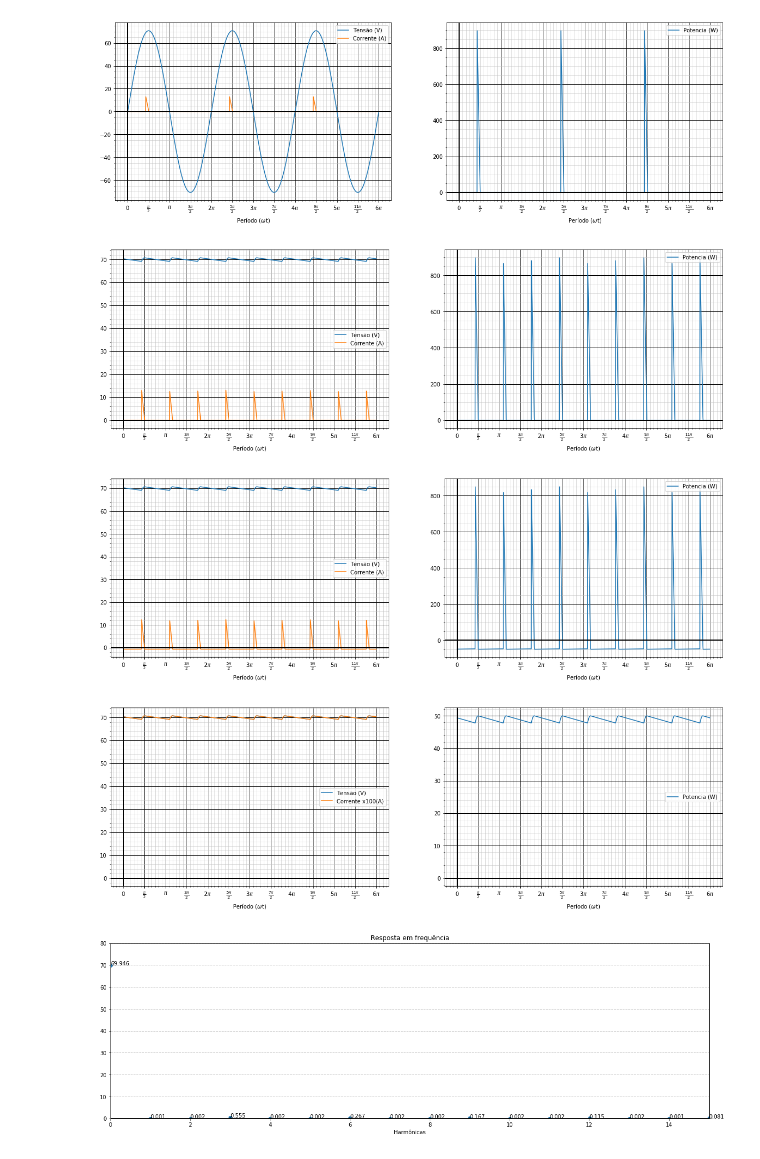
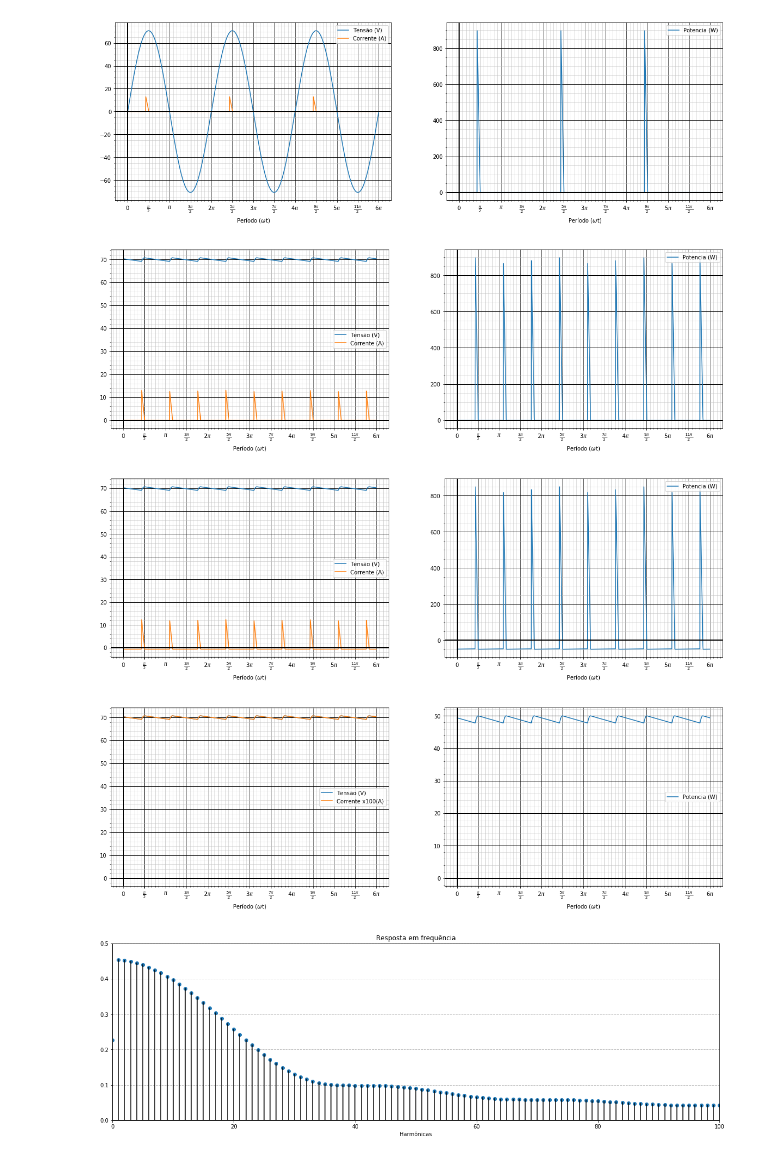
Before and after one commit to diesson/retificadores_python, a Jupyter notebook: 21 Retificador trifásico com ponto médio (Carga RC).ipynb, the cells around one changed output. Saved outputs shown, nothing was run; the diff lists cells and outputs as text; code cells hidden in the pictures.

```diff
--- a/21 Retificador trifásico com ponto médio (Carga RC).ipynb
+++ b/21 Retificador trifásico com ponto médio (Carga RC).ipynb
@@ -107,7 +107,7 @@ plot_info(func_vout, func_ic, xlim=(0, T))
 plot_info(func_vout, func_ir, xlim=(0, T))
 
 fig, (ax2) = plt.subplots(1, 1, figsize=(20, 6), sharey=True, sharex=True)
-plot_fft(func_vout, ax2, T=2*np.pi, n_harmonicas = 15)
+plot_fft(func_iin, ax2, T=2*np.pi, n_harmonicas = 100)
 # %% [output]
 # - Tensão na carga - #
 Vpk:     70.71067811865476
@@ -128,6 +128,6 @@ THD V:   0.0018850159739448925
 THD I:   4.2396235203895385
 [figure]
 [figure]
 [figure]
 [figure]
-[figure, old version]
+[figure, new version]
```
Also changed, not shown: parts of 1 cell of this notebook.
